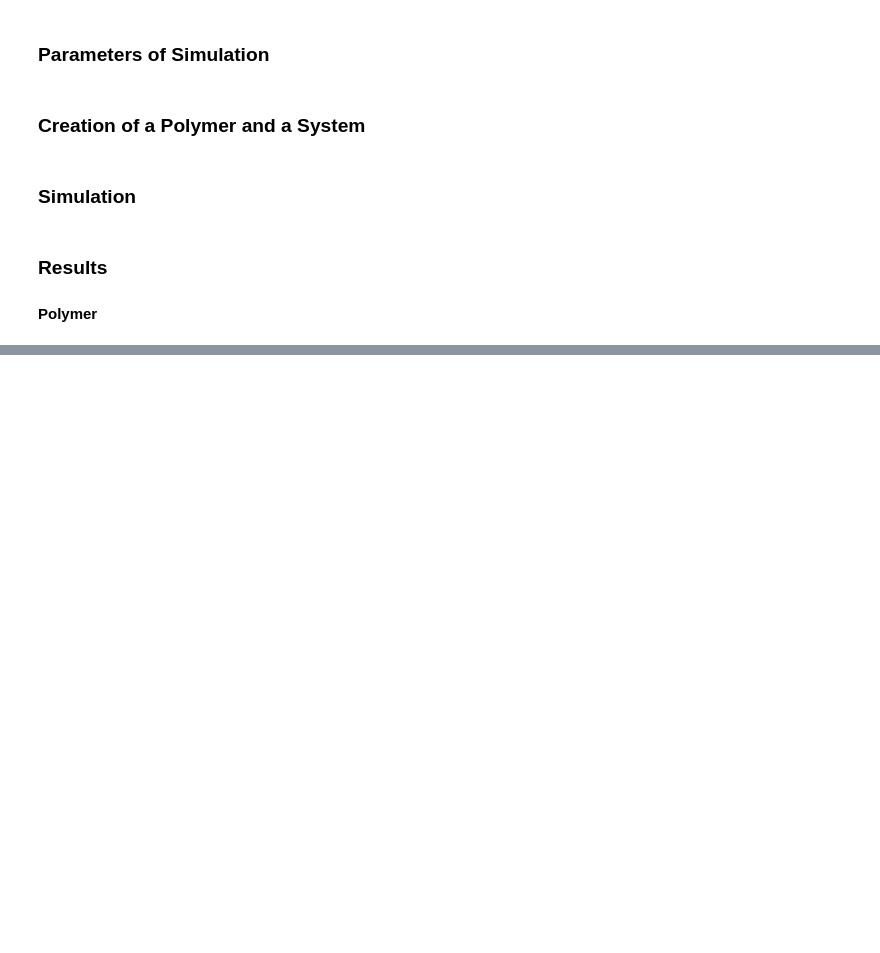
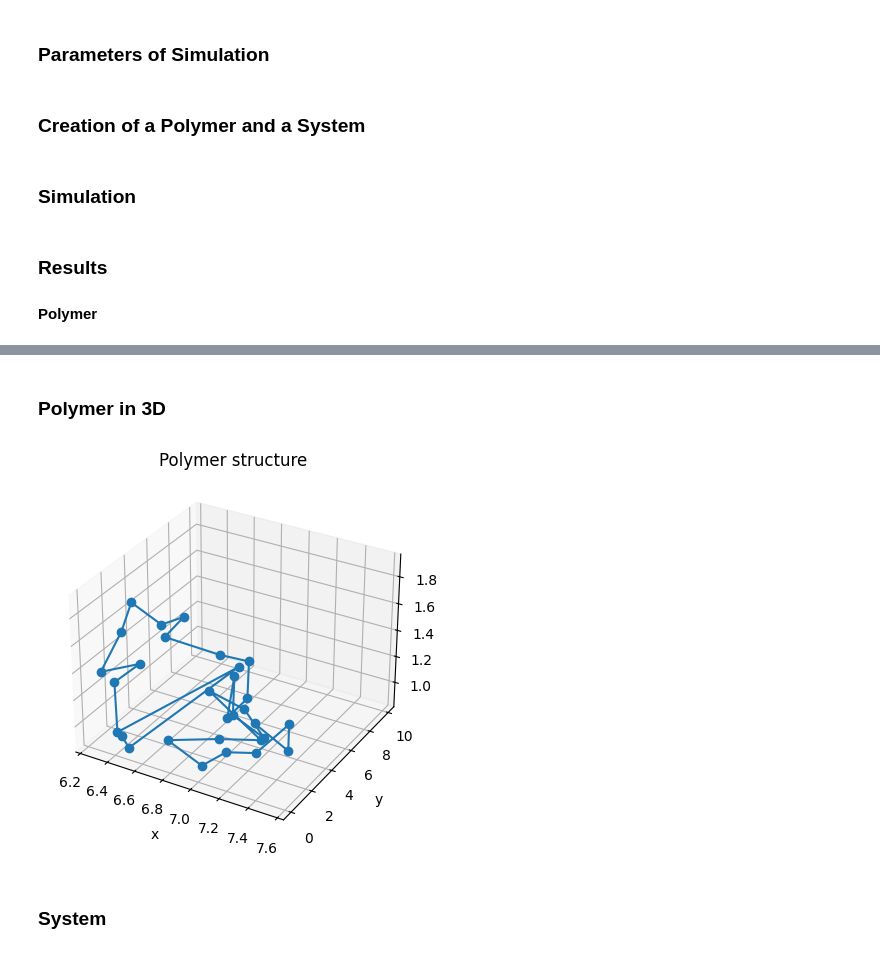
Before and after one commit to olegoniy/mpcd, a Jupyter notebook: notebooks/SimulationDiagnostics.ipynb, the cells around one changed output, grey strips where cells are left out. Saved outputs shown, nothing was run; the diff lists cells and outputs as text; code cells hidden in the pictures; blank space fills up the shorter version.

```diff
--- a/notebooks/SimulationDiagnostics.ipynb
+++ b/notebooks/SimulationDiagnostics.ipynb
@@ -134,0 +175,23 @@ AttributeError: module 'matplotlib' has no attribute 'figure'
+# %% [markdown]
+### Polymer in 3D
+# %%
+fig = plt.figure()
+ax = fig.add_subplot(111, projection="3d")
+
+r = polymer.r
+
+ax.plot(r[:, 0], r[:, 1], r[:, 2], marker="o")
+#ax.set_xlim(0, params["box"][0])
+#ax.set_ylim(0, params["box"][1])
+#ax.set_zlim(0, params["box"][2])
+
+ax.set_xlabel("x")
+ax.set_ylabel("y")
+ax.set_zlabel("z")
+ax.set_title("Polymer structure")
+
+plt.show()
+# %% [output]
+[figure, added]
+# %% [markdown]
+### System
```
Also changed, not shown: parts of 11 cells of this notebook, 1 other file.
